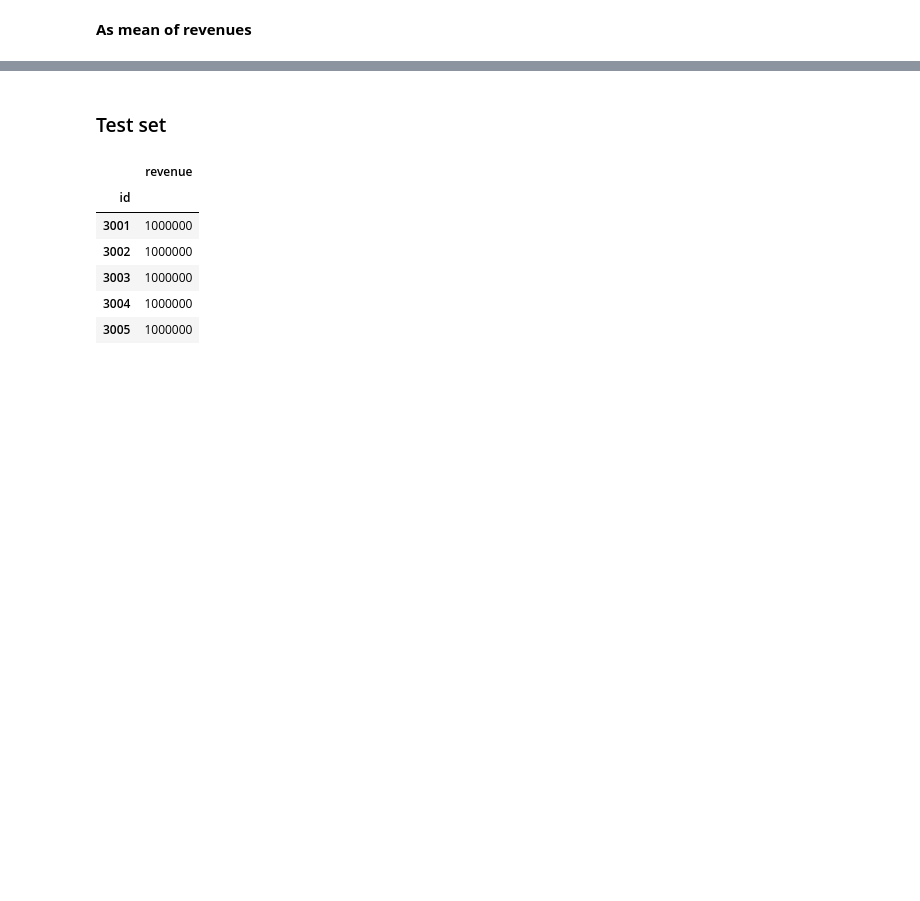
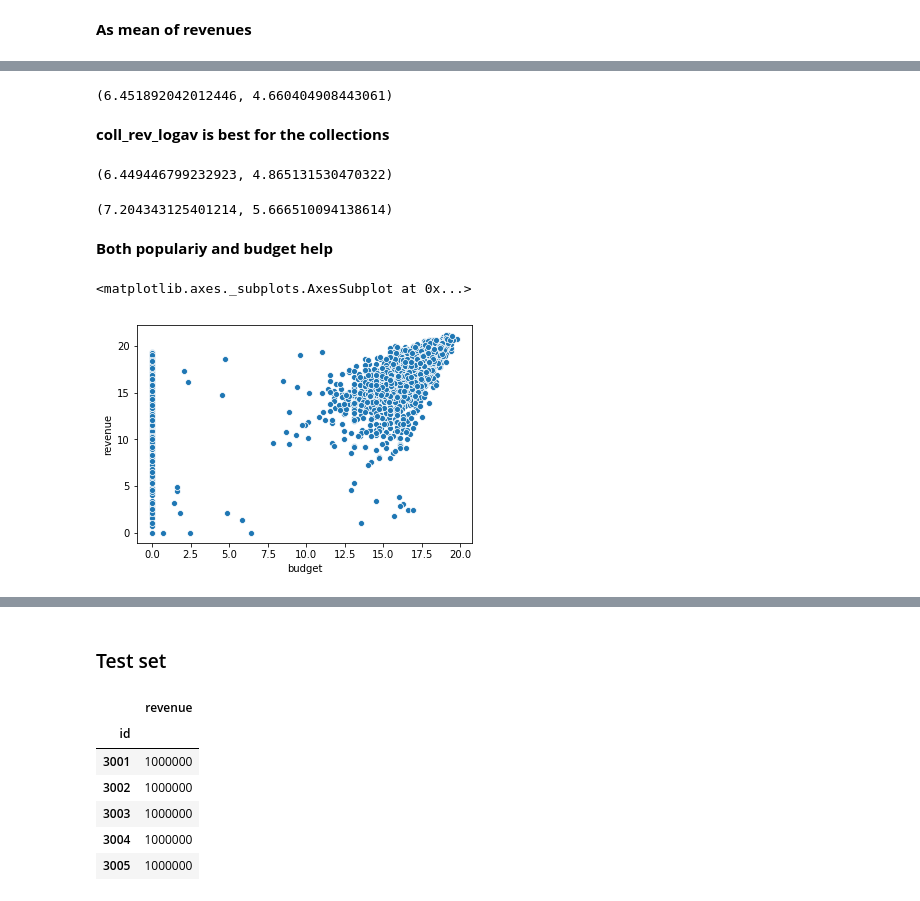
Before and after one commit to ralhadeff/kaggle-competitions, a Jupyter notebook: TMDB/languages_trials.ipynb, the cells around one changed output, grey strips where cells are left out. Cells and saved outputs as stored; diff of their text form; code cells hidden in the pictures; blank space fills up the shorter version.

```diff
--- a/TMDB/languages_trials.ipynb
+++ b/TMDB/languages_trials.ipynb
@@ -61,4 +72,5 @@ colls.head()
 # %%
-train['coll_rev'] = train['coll_id'].map(colls['average_revenue']).fillna(0)
+train['coll_rev_avlog'] = train['coll_id'].map(colls['average_of_logs']).fillna(0)
+train['coll_rev_logav'] = train['coll_id'].map(colls['log_of_averages']).fillna(0)
 # %%
 reg = LinearRegression()
@@ -103,8 +98,3 @@ Int64Index([10752, 10402,    35,    99,    37,    36,    12,   878,    14,
            dtype='int64')
 # %%
 train['genres_id'] = train['genres'].fillna('[{"id":-1}]').map(lambda x: [i['id'] for i in (ast.literal_eval(x))])
-# %%
-# test with a few
-g = 28
-name = f'genre_{g}'
-train['genres_id'].head(10).map(lambda x: 1 if g in x else 0)
@@ -168,3 +110,2 @@ Name: genres_id, dtype: object
 # %%
-gen_rev = dict(genres['revenue'])
-gen_rev[35]
+gen_rev = dict(genres['log_revenue'])
@@ -175,5 +112,5 @@ gen_rev[35]
 # %%
-null_mean = train[train['genres'].isnull()]['revenue'].mean()
+null_mean = train[train['genres'].isnull()]['revenue'].map(math.log).mean()
 # %%
 gen_rev[-1] = null_mean
 # %%
@@ -202,0 +241,33 @@ Although the score is not much better, I will leave it in for now
+# %%
+X = train[['budget','popularity',
+           *coll_language,
+           'coll_rev_logav',
+           *genre_cols,'genre_ave','genre_top']]
+consider_all(X)
+# %% [output]
+(6.451892042012446, 4.660404908443061)
+# %% [markdown]
+**coll_rev_logav is best for the collections**
+# %%
+X = train[['budget',
+           'l_rev',
+           'coll_rev_logav',
+           *genre_cols,'genre_ave','genre_top']]
+consider_all(X)
+# %% [output]
+(6.449446799232923, 4.865131530470322)
+# %%
+X = train[['popularity',
+           'l_rev',
+           'coll_rev_logav',
+           *genre_cols,'genre_ave','genre_top']]
+consider_all(X)
+# %% [output]
+(7.204343125401214, 5.666510094138614)
+# %% [markdown]
+**Both populariy and budget help**
+# %%
+sns.scatterplot(x=train['budget'].map(lambda x: math.log(x) if x>0 else 0),y=train['revenue'].map(math.log))
+# %% [output]
+<matplotlib.axes._subplots.AxesSubplot at 0x...>
+[figure, added]
```
Also changed, not shown: parts of 75 cells of this notebook.
